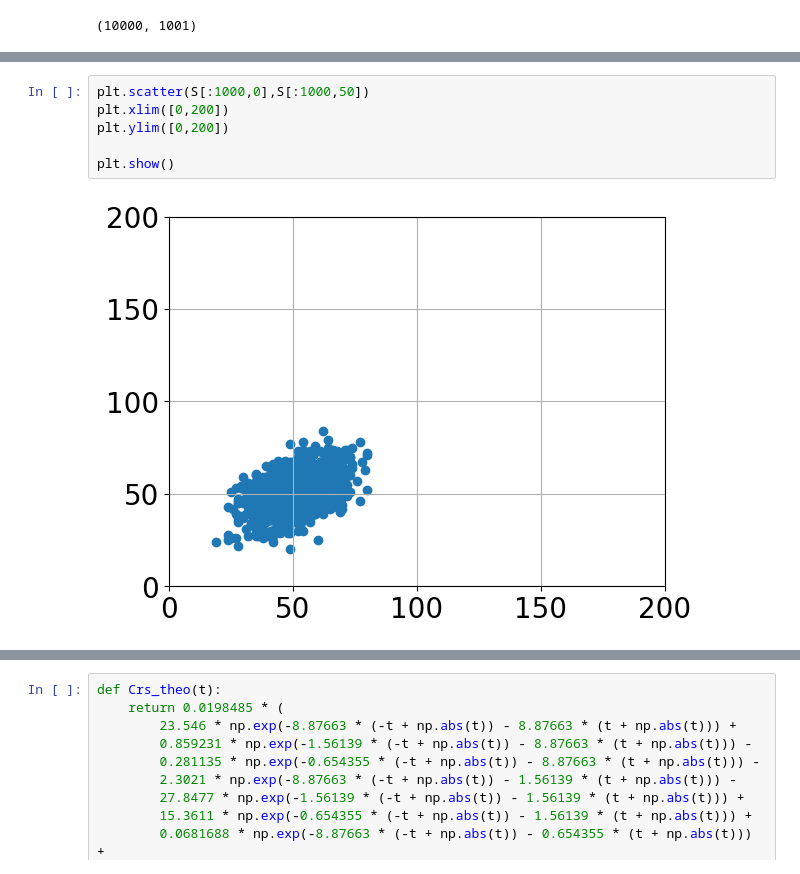
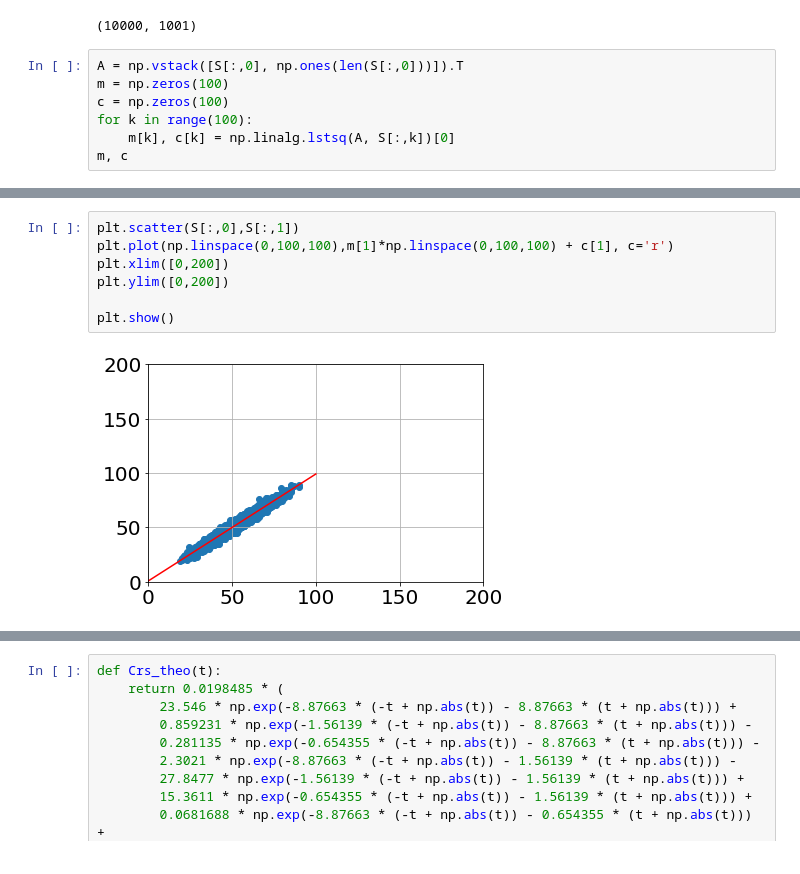
Before and after one commit to yfardella/Gillespie, a Jupyter notebook: Simple_plot_copy.ipynb, the cells around one changed output, grey strips where cells are left out. Drawn from its saved outputs; the diff is of its cells as text.

```diff
--- a/Simple_plot_copy.ipynb
+++ b/Simple_plot_copy.ipynb
@@ -249,3 +259,10 @@ plt.show()
 np.shape(R)
 # %% [output]
 (10000, 1001)
+# %%
+A = np.vstack([S[:,0], np.ones(len(S[:,0]))]).T
+m = np.zeros(100)
+c = np.zeros(100)
+for k in range(100):
+    m[k], c[k] = np.linalg.lstsq(A, S[:,k])[0]
+m, c
@@ -252,8 +289,9 @@ np.shape(R)
 # %%
-plt.scatter(S[:1000,0],S[:1000,50])
+plt.scatter(S[:,0],S[:,1])
+plt.plot(np.linspace(0,100,100),m[1]*np.linspace(0,100,100) + c[1], c='r')
 plt.xlim([0,200])
 plt.ylim([0,200])
 
 plt.show()
 # %% [output]
-[figure, old version]
+[figure, new version]
```
Also changed, not shown: parts of 10 cells of this notebook, 2 other files.
